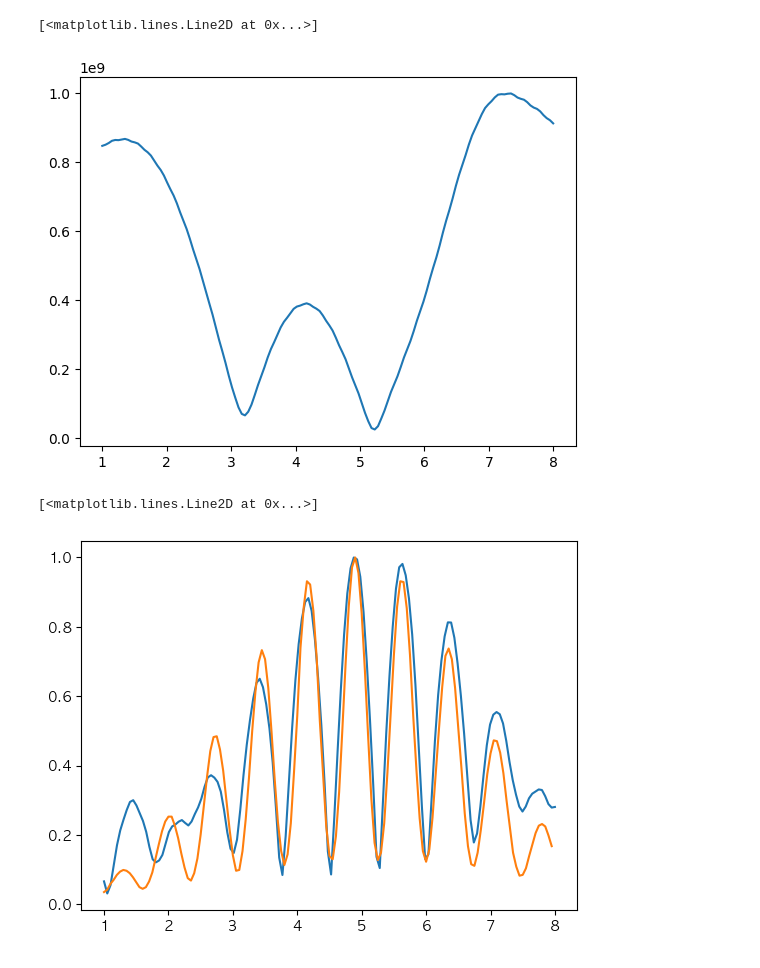
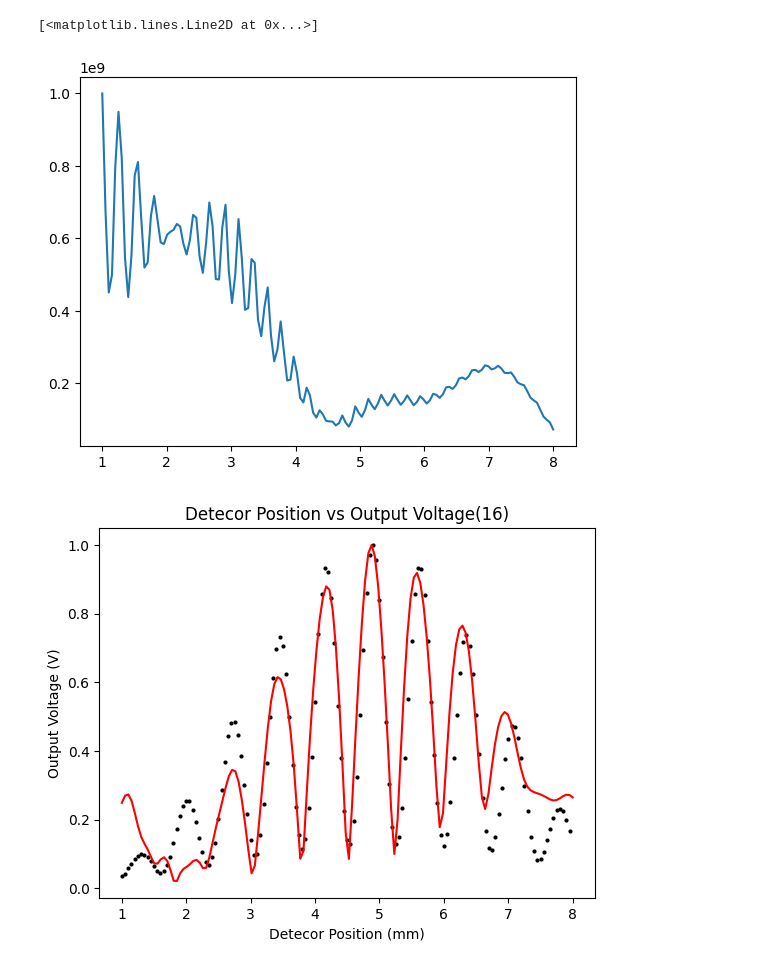
Before and after one commit to IntermidiatePhysicsExperiment/Single-Photon-Interference, a Jupyter notebook: this is all you need.ipynb, the cells around one changed output. Drawn from its saved outputs; the diff is of its cells as text; code cells hidden in the pictures.

```diff
--- a/this is all you need.ipynb
+++ b/this is all you need.ipynb
@@ -3,10 +3,10 @@ import torch as th
 import numpy as np
 import matplotlib.pyplot as plt
 from matplotlib.pyplot import plot, scatter
-device = th.device('cpu')
+device = th.device('cuda')
 # pqr
 P = 3
-Q = 701
+Q = 501
 R = 3
 # klmn
 N1 = 5
@@ -14,9 +14,9 @@ N2 = 5
 N3 = 5
 N4 = 140
 # abcd
-W1 = 5
-W2 = 5
-W3 = 5
+W1 = 3
+W2 = 3
+W3 = 3
 W4 = 5
 # xy
 X1 = 5
@@ -69,28 +70,28 @@ D2 = th.sqrt((x1 ** 2)[:, None, None, None, None, None, None] +
 D3 = th.sqrt((x2 ** 2)[:, None, None, None, None, None, None] +
     th.square(field3[:, None, :, None, :, None]-field4[None, :, None, :, None, :])[None, ...])
 # X2, Q, R, W3, W4, N3, N4
-
 E3 = th.einsum('xpqackm,pak->xqackm', MUL(D1), E1)[:, :, :, None, :, :, None, :] \
   + th.einsum('xpqbclm,pbl->xqbclm', MUL(D2), E2)[:, :, None, :, :, None, :, :]
 # X1, Q, W1, W2, W3, N1, N2, N3
 
-E4 = th.einsum('yqrcdmn,xqabcklm->xyrabcdklmn', MUL(D3), E3)
+th.cuda.empty_cache()
+result = th.abs(th.einsum('yqrcdmn,xqabcklm->xyrabcdklmn', MUL(D3), E3))
 # X1, X2, R, W1, W2, W3, W4, N1, N2, N3, N4
 # %%
-result = th.abs(E4)
+
 result = th.sum(result, dim=2)
 max_val, _ = th.max(result, dim=-1)
 result = result / max_val[..., None]
-plt.plot(position4 / METER * 1e3, result[3, 1, 3, 2, 0, 4, 0, 0, 0,  :].to("cpu").numpy() * METER)
+plt.plot(position4 / METER * 1e3, result[0, 1, 0, 2, 0, 4, 0, 0, 0,  :].to("cpu").numpy() * METER)
 # %% [output]
 [<matplotlib.lines.Line2D at 0x...>]
-[figure, old version]
+[figure, new version]
 # %%
 import pandas as pd
 import numpy as np
 import matplotlib.pyplot as plt
-plt.rc('font', family='AppleGothic') 			## 이 두 줄을
-plt.rcParams['axes.unicode_minus'] = False  ## 추가해줍니다.
+# plt.rc('font', family='AppleGothic') 			## 이 두 줄을
+# plt.rcParams['axes.unicode_minus'] = False  ## 추가해줍니다.
 
 path = "./LASER/B-1/"
 filename = lambda x: path + "B-1_DoubleSlit_" + str(x) + ".csv"
@@ -107,23 +108,24 @@ def get_data(x):
   volt = data[VOLTAGE_COL]
   return pos, volt
 
-def plot_data(x):
-  pos, volt = get_data(x)
+def plot_data(x, volt=None):
+  pos, origninal_volt = get_data(x)
+  if volt == None: volt = origninal_volt
   # plt.plot(pos, volt, color='red', linestyle='solid', marker='o', mfc='black', mec='black', ms=3)
   plt.scatter(pos, volt, color='black', s=4)
   plt.xlabel("Detecor Position (mm)")
   plt.ylabel("Output Voltage (V)")
-  plt.title(f"Detecor Position vs Output Voltage({str(x)}호)")
+  plt.title(f"Detecor Position vs Output Voltage({str(x)})")
 # %%
 pos, volt = get_data(16)
 volt = np.array(volt)
 volt = volt / np.max(volt)
 volt = th.tensor(volt, dtype=real, device=device)
 error = (th.sum(th.square(result-volt), dim=-1))
 # error min 위치
 arg = th.argmin(error)
-plot(position4/ METER * 1e3, result.view(-1, N4)[arg])
-plot(pos, volt)
+plot(position4/ METER * 1e3, result.view(-1, N4)[arg].cpu().numpy(), color='r')
+# plot(pos, volt.cpu().numpy())
+plot_data(16, volt.cpu())
 # %% [output]
-[<matplotlib.lines.Line2D at 0x...>]
-[figure, old version]
+[figure, new version]
```
Also changed, not shown: parts of 5 cells of this notebook.
